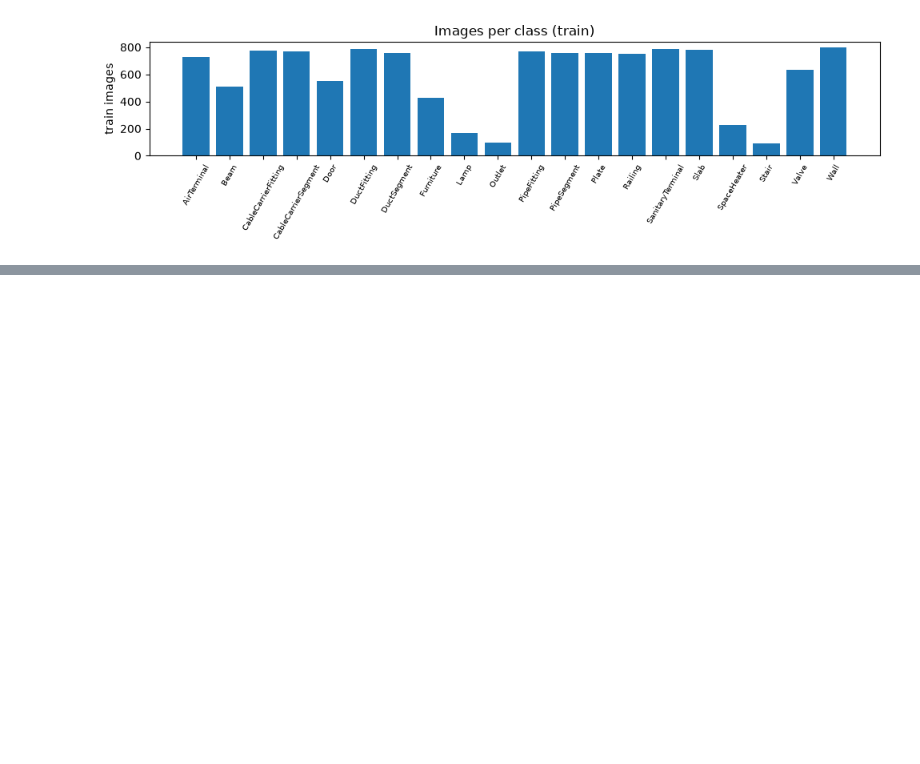
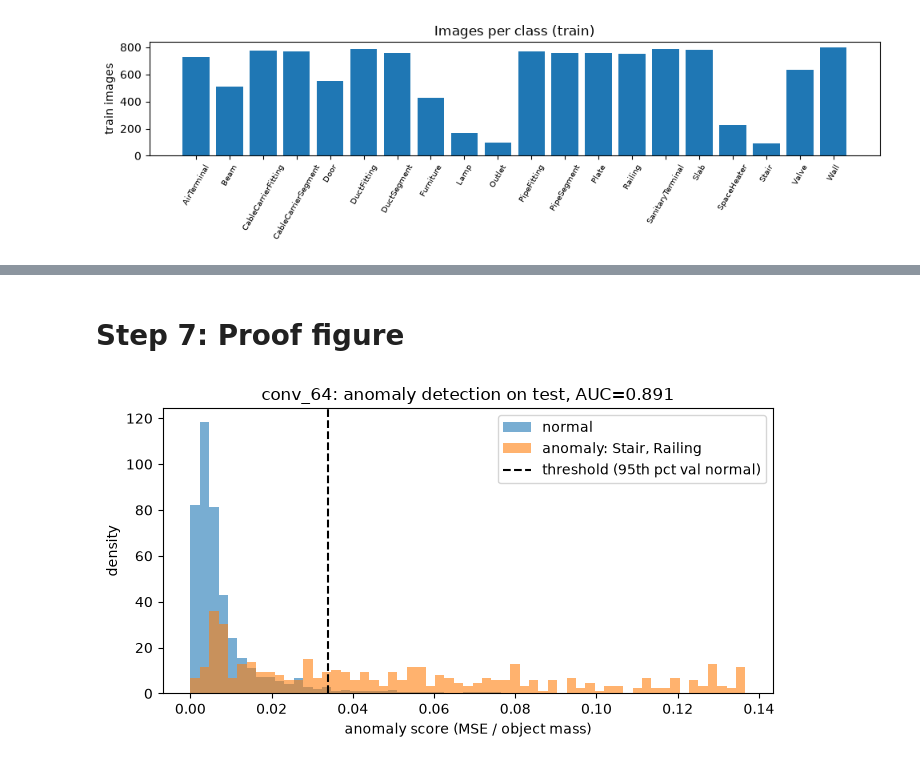
Before and after one commit to iaac-maai/hackathon-team2-ifcnet, a Jupyter notebook: 01_autoencoder/notebook/autoencoder.ipynb, the cells around one changed output, grey strips where cells are left out. Saved outputs shown, nothing was run; the diff lists cells and outputs as text; code cells hidden in the pictures; blank space fills up the shorter version.

```diff
--- a/01_autoencoder/notebook/autoencoder.ipynb
+++ b/01_autoencoder/notebook/autoencoder.ipynb
@@ -112,0 +340,18 @@ plt.tight_layout(); plt.savefig(FIG / "02_class_counts.png", dpi=150); plt.show(
+# %% [markdown]
+# Step 7: Proof figure
+# %%
+best = df["roc_auc"].idxmax()
+m, thr = models[best], df.loc[best, "thr"]
+e = anomaly_score(m, X_test).numpy()
+lab = is_anom_test.numpy()
+
+plt.figure(figsize=(7, 3.8))
+bins = np.linspace(0, np.percentile(e, 99), 60)
+plt.hist(e[lab == 0], bins, alpha=.6, label="normal", density=True)
+plt.hist(e[lab == 1], bins, alpha=.6, label="anomaly: " + ", ".join(n[3:] for n in ANOM_NAMES), density=True)
+plt.axvline(thr, color="k", ls="--", label="threshold (95th pct val normal)")
+plt.xlabel("anomaly score (MSE / object mass)"); plt.ylabel("density")
+plt.title(f"{best}: anomaly detection on test, AUC={df.loc[best,'roc_auc']}")
+plt.legend(); plt.tight_layout(); plt.savefig(FIG / "04_anomaly_hist.png", dpi=150); plt.show()
+# %% [output]
+[figure, added]
```
Also changed, not shown: parts of 20 cells of this notebook, 12 other files.
